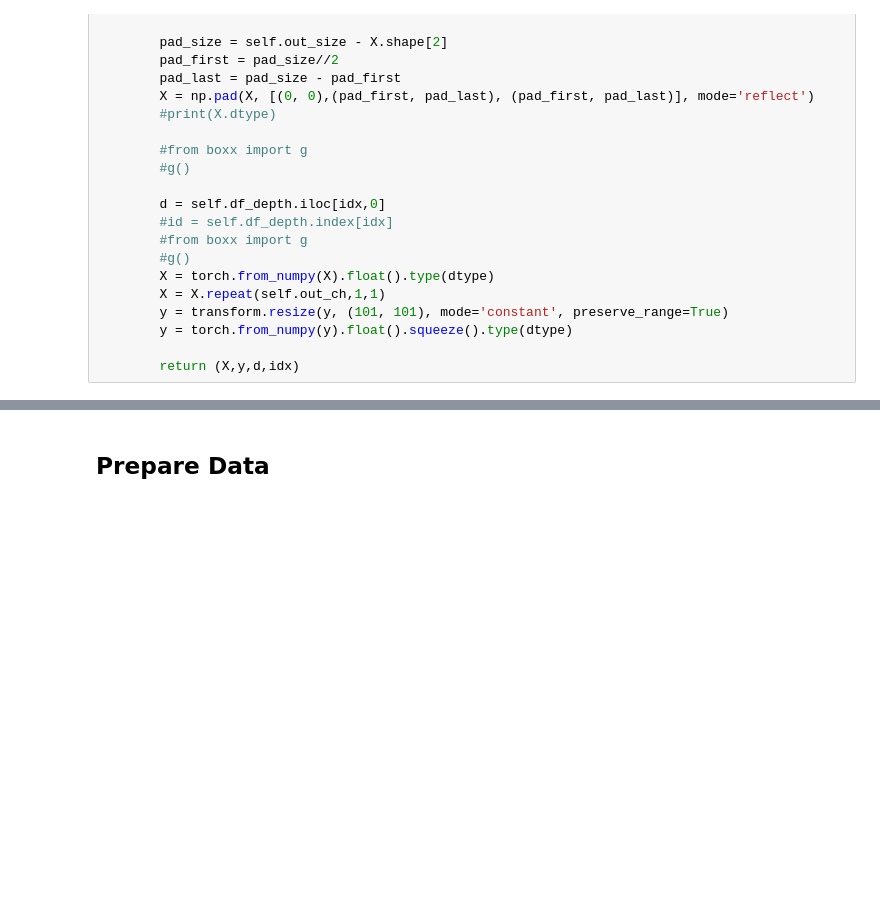
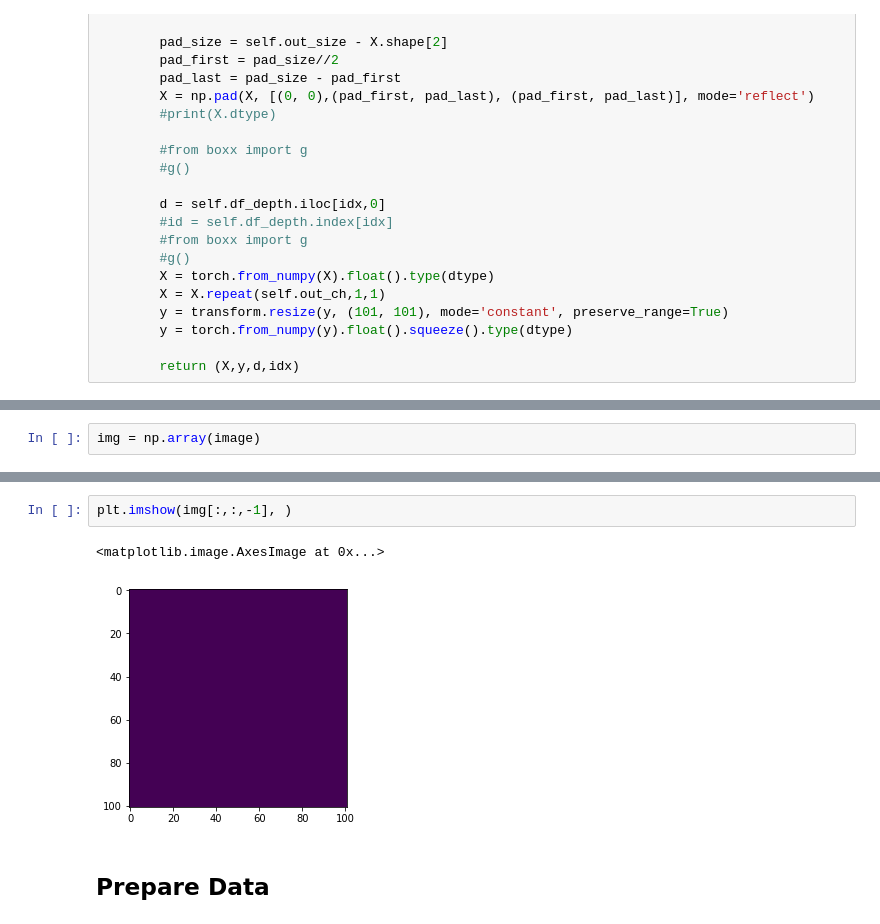
Before and after one commit to allen-q/salt_oil, a Jupyter notebook: salt_model_v24_data_pre_process.ipynb, the cells around one changed output, grey strips where cells are left out. Cells and saved outputs as stored; diff of their text form; blank space fills up the shorter version.

```diff
--- a/salt_model_v24_data_pre_process.ipynb
+++ b/salt_model_v24_data_pre_process.ipynb
@@ -208,0 +240,2 @@ class Pipeline_Salt(Augmentor.Pipeline):
+# %%
+img = np.array(image)
@@ -209,3 +246,8 @@ class Pipeline_Salt(Augmentor.Pipeline):
+# %%
+plt.imshow(img[:,:,-1], )
+# %% [output]
+<matplotlib.image.AxesImage at 0x...>
+[figure, added]
 # %% [markdown]
 ## Prepare Data
 # %% [markdown]
```
Also changed, not shown: parts of 22 cells of this notebook, 3 other files.
